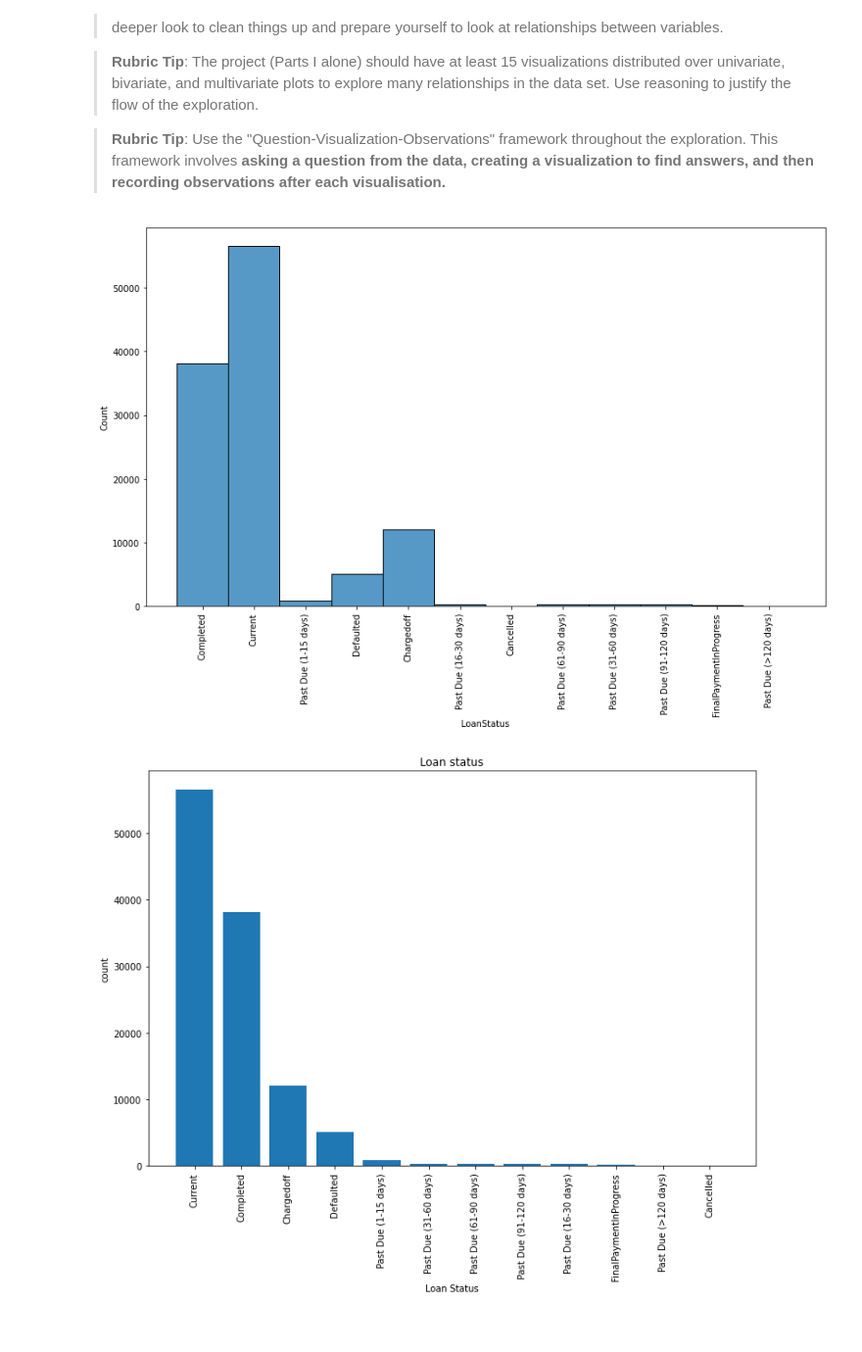
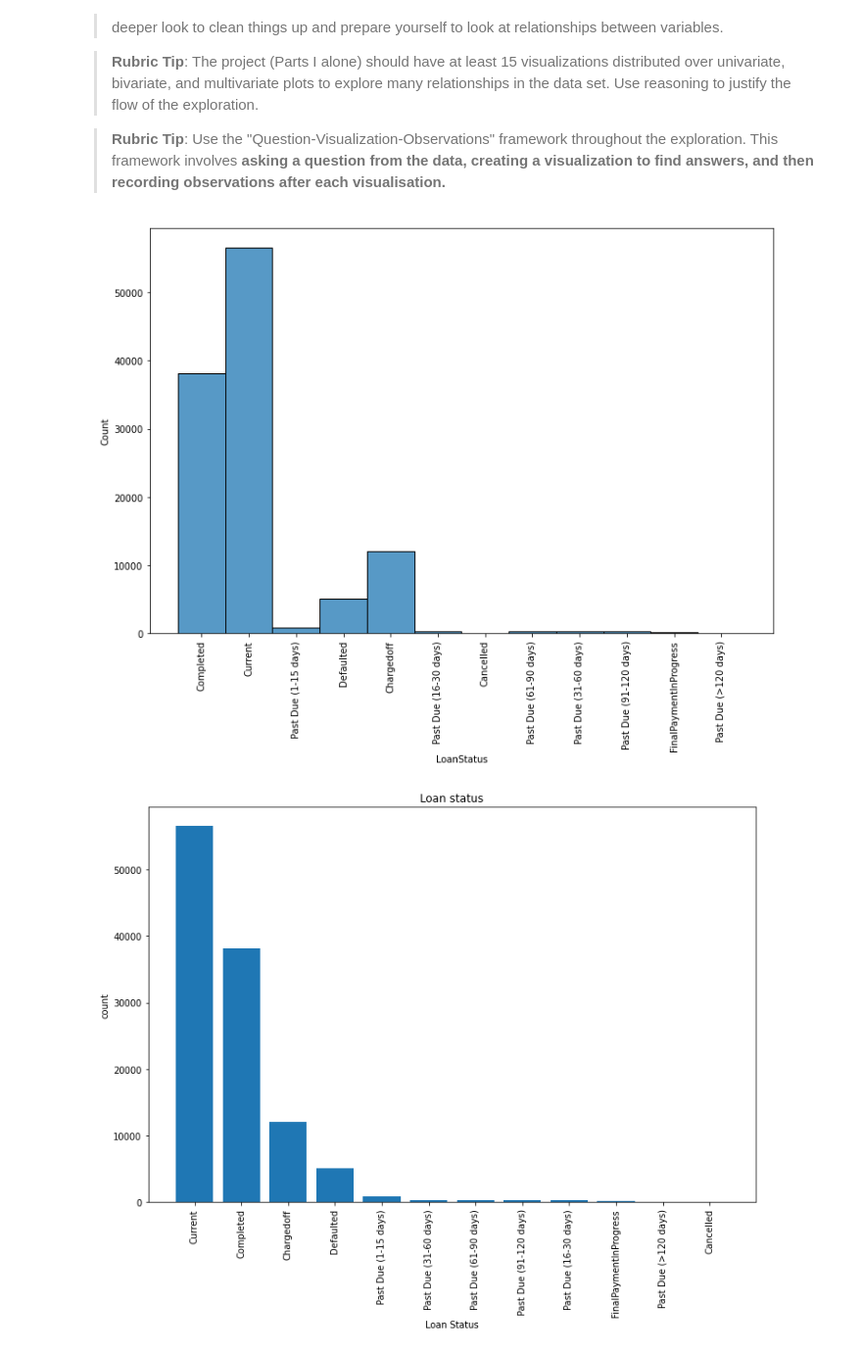
Before and after one commit to 3liud/loan-dataset-exploratoration, a Jupyter notebook: Notebooks/Part_I_exploration_template.ipynb, the cells around one changed output. Shown at 98% size. Drawn from its saved outputs; the diff is of its cells as text; code cells hidden in the pictures; blank space fills up the shorter version.

```diff
--- a/Notebooks/Part_I_exploration_template.ipynb
+++ b/Notebooks/Part_I_exploration_template.ipynb
@@ -162,12 +165,12 @@ and prepare yourself to look at relationships between variables.
 >**Rubric Tip**: Use the "Question-Visualization-Observations" framework  throughout the exploration. This framework involves **asking a question from the data, creating a visualization to find answers, and then recording observations after each visualisation.**
 # %%
 # plot distribution of differnt loan statuses as histogram
-plt.figure(figsize=(14, 8))
+plt.figure(figsize=(12, 8))
 # base_color = sb.color_palette()[1]
 plt.xticks(rotation = 90)
 sb.histplot(ploans.LoanStatus);
 # %% [output]
-[figure, old version]
+[figure, new version]
 # %%
 # loan statuses as bar plot (ordered)
 plt.figure(figsize=(12,8))
```
Also changed, not shown: parts of 19 cells of this notebook.
